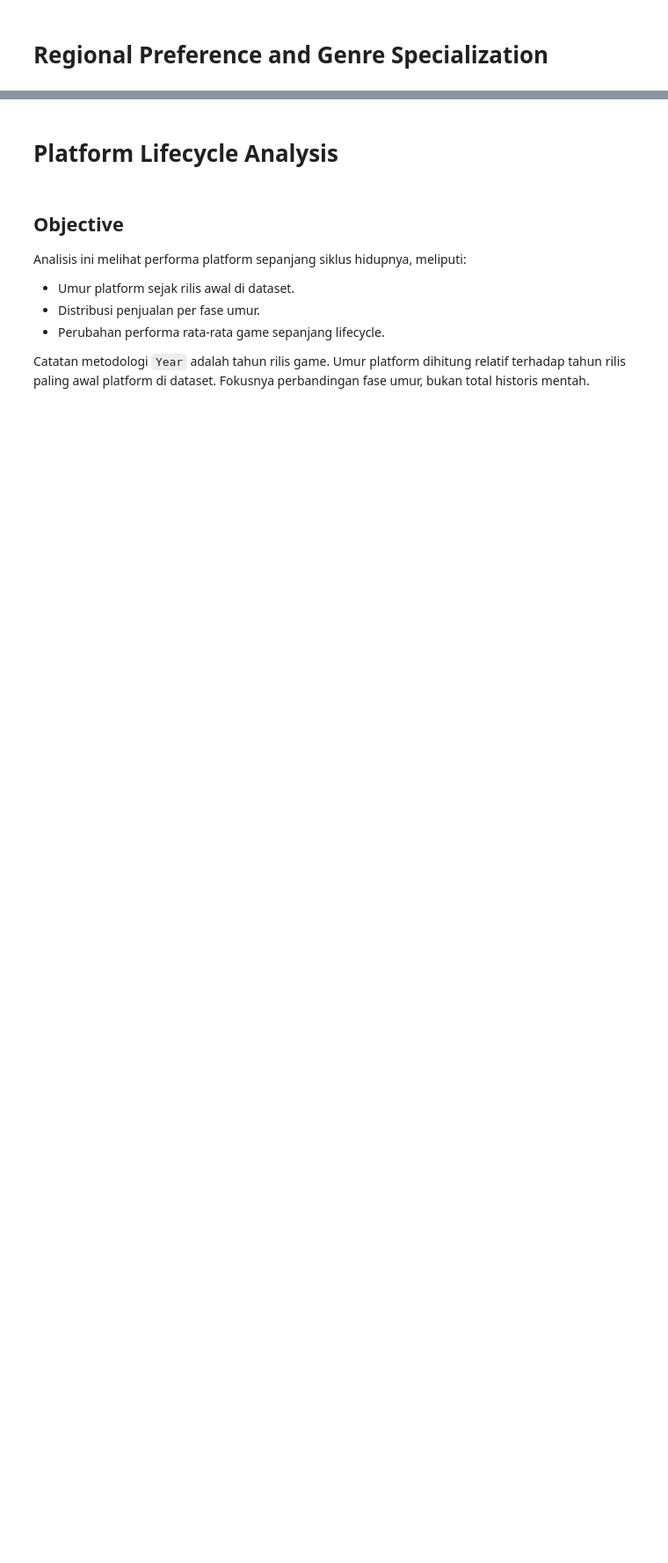
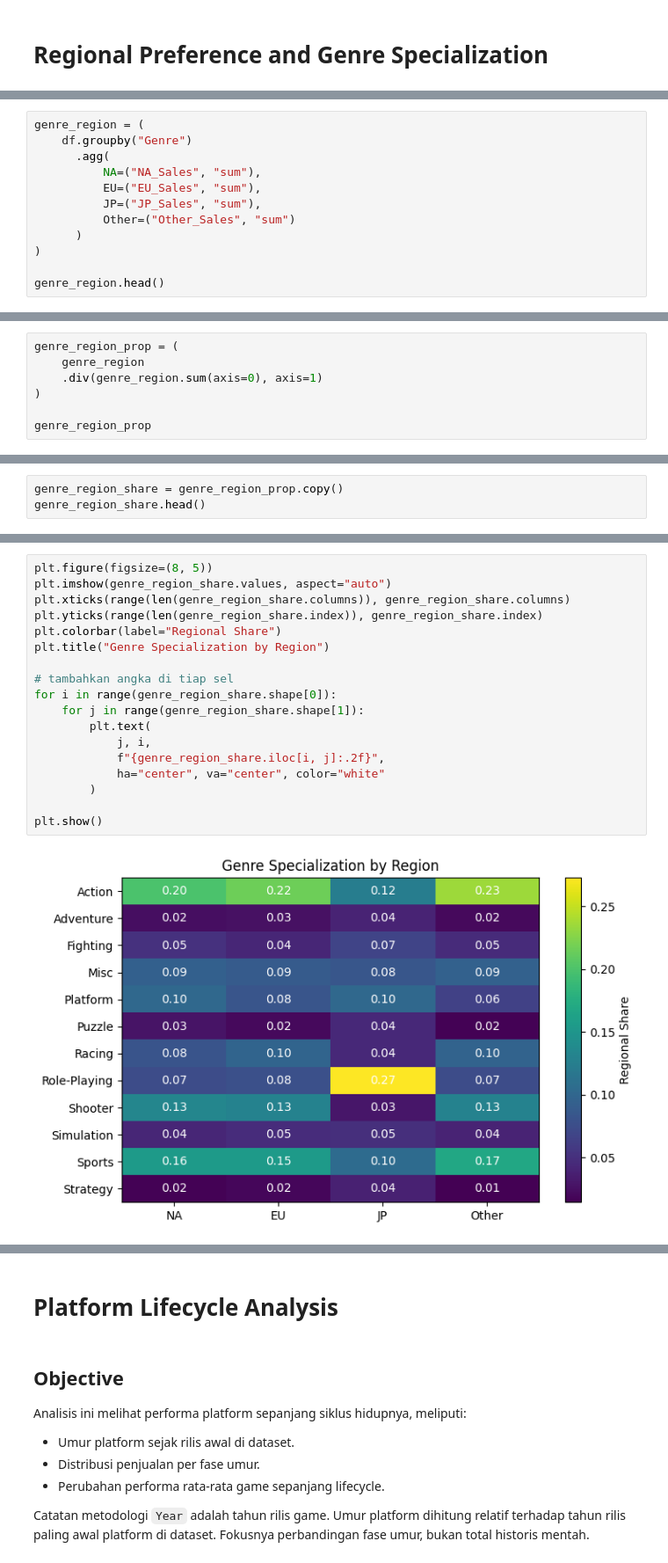
Before and after one commit to AlvitoDwiP/video-game-sales, a Jupyter notebook: notebooks/00-gcolab.ipynb, the cells around one changed output, grey strips where cells are left out. Shown at 88% size. Drawn from its saved outputs; the diff is of its cells as text; blank space fills up the shorter version.

```diff
--- a/notebooks/00-gcolab.ipynb
+++ b/notebooks/00-gcolab.ipynb
@@ -262,0 +635,12 @@ Pendekatan ini memastikan konsistensi metrik antar notebook.
+# %%
+genre_region = (
+    df.groupby("Genre")
+      .agg(
+          NA=("NA_Sales", "sum"),
+          EU=("EU_Sales", "sum"),
+          JP=("JP_Sales", "sum"),
+          Other=("Other_Sales", "sum")
+      )
+)
+
+genre_region.head()
@@ -262,0 +655,7 @@ Pendekatan ini memastikan konsistensi metrik antar notebook.
+# %%
+genre_region_prop = (
+    genre_region
+    .div(genre_region.sum(axis=0), axis=1)
+)
+
+genre_region_prop
@@ -262,0 +721,3 @@ Pendekatan ini memastikan konsistensi metrik antar notebook.
+# %%
+genre_region_share = genre_region_prop.copy()
+genre_region_share.head()
@@ -262,0 +737,20 @@ Pendekatan ini memastikan konsistensi metrik antar notebook.
+# %%
+plt.figure(figsize=(8, 5))
+plt.imshow(genre_region_share.values, aspect="auto")
+plt.xticks(range(len(genre_region_share.columns)), genre_region_share.columns)
+plt.yticks(range(len(genre_region_share.index)), genre_region_share.index)
+plt.colorbar(label="Regional Share")
+plt.title("Genre Specialization by Region")
+
+# tambahkan angka di tiap sel
+for i in range(genre_region_share.shape[0]):
+    for j in range(genre_region_share.shape[1]):
+        plt.text(
+            j, i,
+            f"{genre_region_share.iloc[i, j]:.2f}",
+            ha="center", va="center", color="white"
+        )
+
+plt.show()
+# %% [output]
+[figure, added]
```
Also changed, not shown: parts of 102 cells of this notebook, 1 other file.
